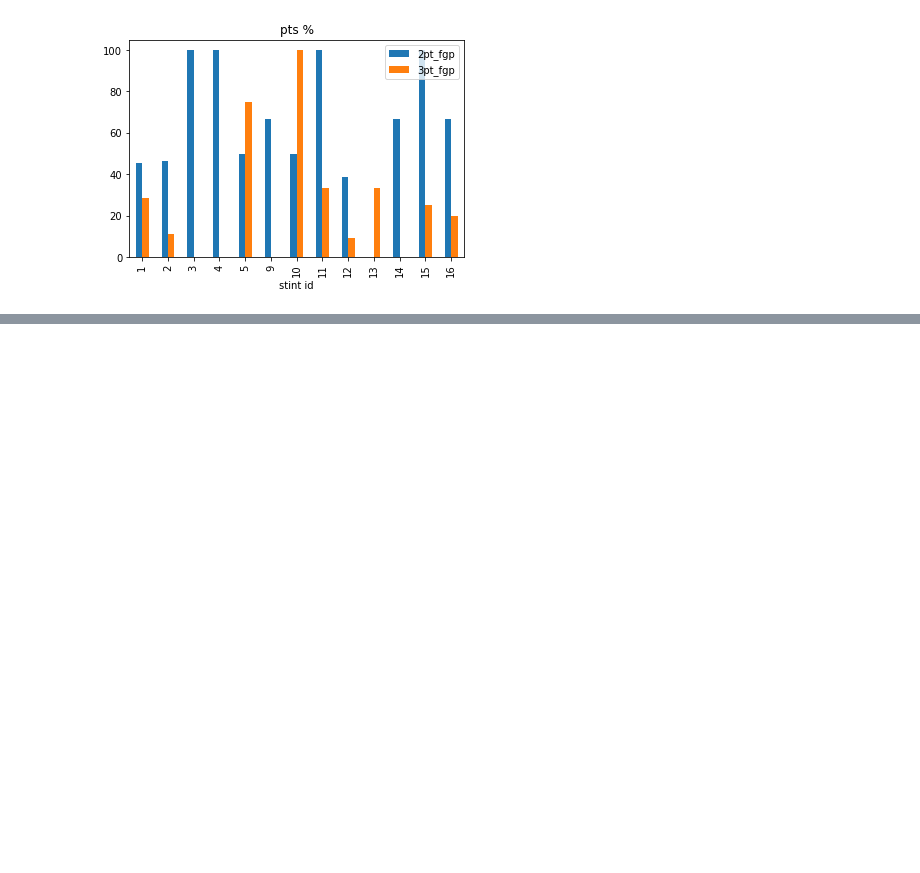
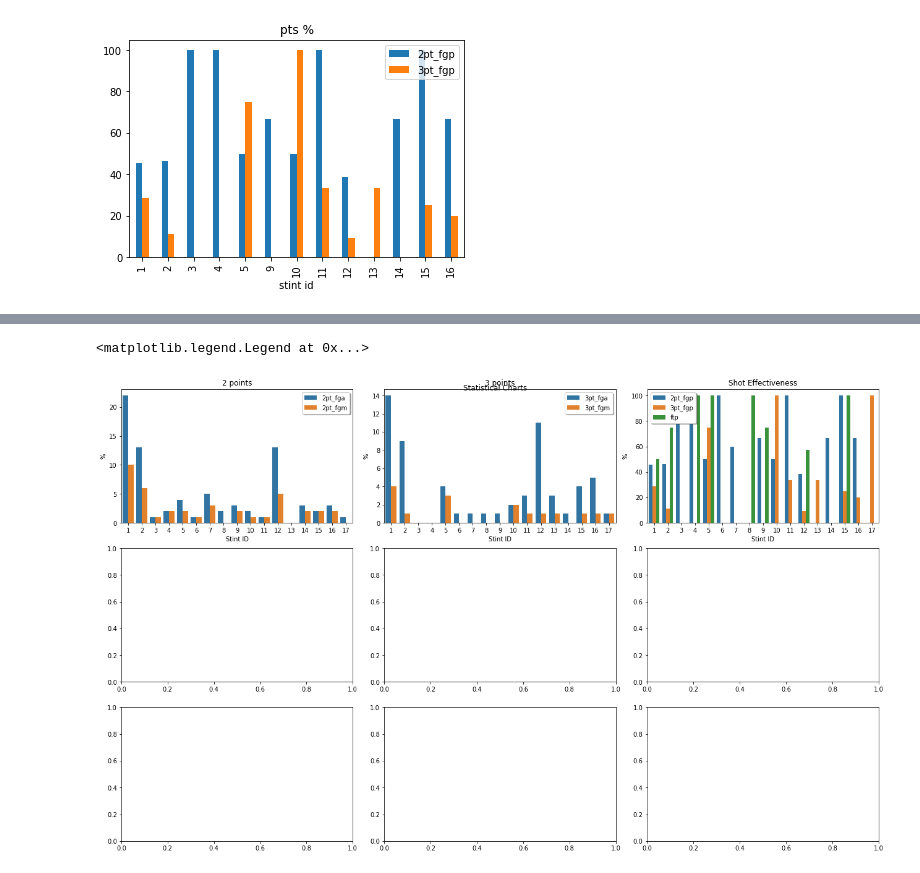
Before and after one commit to ssardina/pynbl, a Jupyter notebook: bball_stas.ipynb, the cells around one changed output, grey strips where cells are left out. Drawn from its saved outputs; the diff is of its cells as text; code cells hidden in the pictures; blank space fills up the shorter version.

Commit message:
first take at graphs

```diff
--- a/bball_stas.ipynb
+++ b/bball_stas.ipynb
@@ -471,0 +442,50 @@ ax.set_xticks(stints);
+# %%
+import matplotlib.pyplot as plt
+import seaborn as sns
+
+# # Create a list of all column names, except for 'ID'.
+stints = list(stint1_stats_df['stint1'])
+
+# numerical x
+X = np.arange(len(stints))
+
+fig_size = (3, 3)
+# # # Create a 3x5 matrix of subplots and add padding around them for readability.
+# https://matplotlib.org/stable/api/_as_gen/matplotlib.pyplot.subplot.html?highlight=subplot#matplotlib.pyplot.subplot
+fig, axes = plt.subplots(nrows=fig_size[0], ncols=fig_size[1], figsize=(18, 11))
+# fig.subplots_adjust(top=0.8)
+# fig.subplots_adjust(left=None, bottom=None, right=None, top=None, wspace=None, hspace=None)
+fig.tight_layout(pad=3.0)
+fig.suptitle("Statistical Charts")
+
+
+axis = axes[0, 0]
+df = stint1_stats_df[['stint1', '2pt_fga', '2pt_fgm']].melt(id_vars='stint1',  value_name='points', var_name='shot')
+g = sns.barplot(ax=axis, data=df, x='stint1', y='points', hue='shot')
+g.set_title("2 points")
+g.set_xlabel("Stint ID")
+g.set_ylabel("%")
+g.set_label("sss")
+g.legend(shadow=True) # https://www.dataforeverybody.com/seaborn-legend-change-location-size/
+
+axis = axes[0, 1]
+df = stint1_stats_df[['stint1', '3pt_fga', '3pt_fgm']].melt(id_vars='stint1',  value_name='points', var_name='shot')
+g = sns.barplot(ax=axis, data=df, x='stint1', y='points', hue='shot')
+g.set_title("3 points")
+g.set_xlabel("Stint ID")
+g.set_ylabel("%")
+g.set_label("sss")
+g.legend(shadow=True) # https://www.dataforeverybody.com/seaborn-legend-change-location-size/
+
+
+axis = plt.subplot(fig_size[0], fig_size[1], 3)
+df = stint1_stats_df[['stint1', '2pt_fgp', '3pt_fgp', 'ftp']].melt(id_vars='stint1',  value_name='points', var_name='shot')
+g = sns.barplot(ax=axis, data=df, x='stint1', y='points', hue='shot')
+axis.set_title("Shot Effectiveness")
+g.set_title("Shot Effectiveness")
+g.set_xlabel("Stint ID")
+g.set_ylabel("%")
+g.legend(shadow=True)
+# %% [output]
+<matplotlib.legend.Legend at 0x...>
+[figure, added]
```
Also changed, not shown: parts of 3 cells of this notebook.
